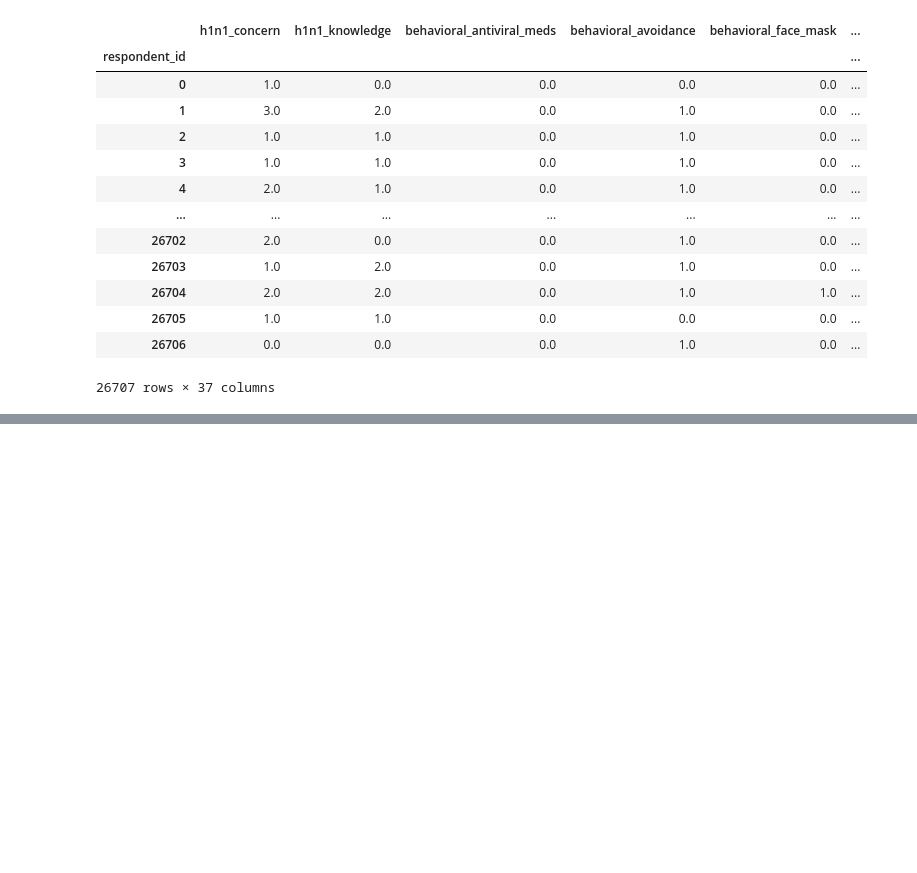
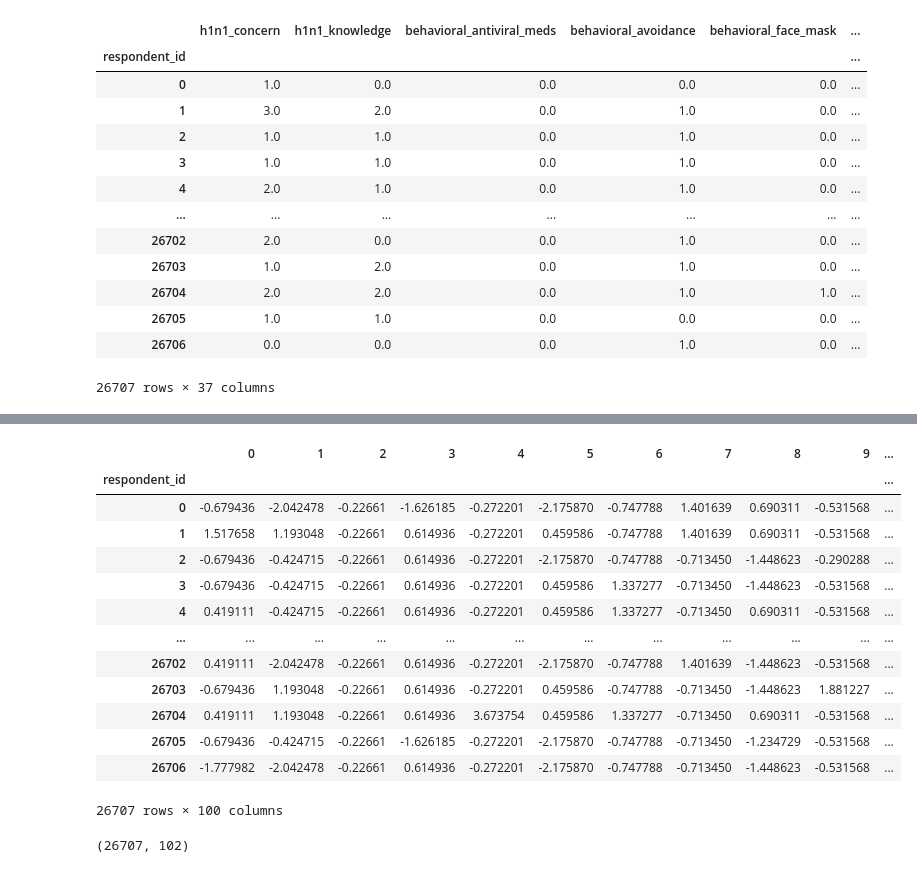
Before and after one commit to ajf97/flu_shot_learning, a Jupyter notebook: notebooks/preprocessing_experiment.ipynb, the cells around one changed output, grey strips where cells are left out. Saved outputs shown, nothing was run; the diff lists cells and outputs as text; code cells hidden in the pictures; blank space fills up the shorter version.

Commit message:
feat: preprocessing pipelines added and experiments completed

```diff
--- a/notebooks/preprocessing_experiment.ipynb
+++ b/notebooks/preprocessing_experiment.ipynb
@@ -54,0 +128,47 @@ pd.__version__
+# %%
+def onehot_pipeline(df: pd.DataFrame, is_test: str) -> pd.DataFrame:
+    num_features = df.columns[df.dtypes != "object"].values
+    cat_features = df.columns[df.dtypes == "object"].values
+
+    num_transformer = Pipeline([
+        ('scale', StandardScaler()),
+        ('impute', KNNImputer(n_neighbors = 10))
+    ])
+
+    cat_transformer = Pipeline([
+        ('impute', SimpleImputer(strategy = 'constant', fill_value = 'missing')),
+        ('encode', OneHotEncoder(drop = 'first'))
+    ])
+
+    preprocessor = ColumnTransformer([
+        ('num', num_transformer, num_features),
+        ('cat', cat_transformer, cat_features)
+    ])
+
+    pipe = make_pipeline(preprocessor)
+    df_preprocessed = pipe.fit_transform(df)
+    df_preprocessed = pd.DataFrame(df_preprocessed, index = data.index)
+
+    return(df_preprocessed)
+# %%
+prueba = onehot_pipeline(data.iloc[:, :data.shape[1]-2], "False")
+prueba
+# %% [output]
+|  | 0 | 1 | 2 | 3 | 4 | 5 | 6 | 7 | 8 | 9 | ... |
+| respondent_id |  |  |  |  |  |  |  |  |  |  | ... |
+| 0 | -0.679436 | -2.042478 | -0.22661 | -1.626185 | -0.272201 | -2.175870 | -0.747788 | 1.401639 | 0.690311 | -0.531568 | ... |
+| 1 | 1.517658 | 1.193048 | -0.22661 | 0.614936 | -0.272201 | 0.459586 | -0.747788 | 1.401639 | 0.690311 | -0.531568 | ... |
+| 2 | -0.679436 | -0.424715 | -0.22661 | 0.614936 | -0.272201 | -2.175870 | -0.747788 | -0.713450 | -1.448623 | -0.290288 | ... |
+| 3 | -0.679436 | -0.424715 | -0.22661 | 0.614936 | -0.272201 | 0.459586 | 1.337277 | -0.713450 | -1.448623 | -0.531568 | ... |
+| 4 | 0.419111 | -0.424715 | -0.22661 | 0.614936 | -0.272201 | 0.459586 | 1.337277 | -0.713450 | 0.690311 | -0.531568 | ... |
+| ... | ... | ... | ... | ... | ... | ... | ... | ... | ... | ... | ... |
+| 26702 | 0.419111 | -2.042478 | -0.22661 | 0.614936 | -0.272201 | -2.175870 | -0.747788 | 1.401639 | -1.448623 | -0.531568 | ... |
+| 26703 | -0.679436 | 1.193048 | -0.22661 | 0.614936 | -0.272201 | 0.459586 | -0.747788 | -0.713450 | -1.448623 | 1.881227 | ... |
+| 26704 | 0.419111 | 1.193048 | -0.22661 | 0.614936 | 3.673754 | 0.459586 | 1.337277 | -0.713450 | 0.690311 | -0.531568 | ... |
+| 26705 | -0.679436 | -0.424715 | -0.22661 | -1.626185 | -0.272201 | -2.175870 | -0.747788 | -0.713450 | -1.234729 | -0.531568 | ... |
+| 26706 | -1.777982 | -2.042478 | -0.22661 | 0.614936 | -0.272201 | -2.175870 | -0.747788 | -0.713450 | -1.448623 | -0.531568 | ... |
+26707 rows × 100 columns
+# %%
+prueba.shape
+# %% [output]
+(26707, 102)
```
Also changed, not shown: parts of 11 cells of this notebook, 7 other files.
